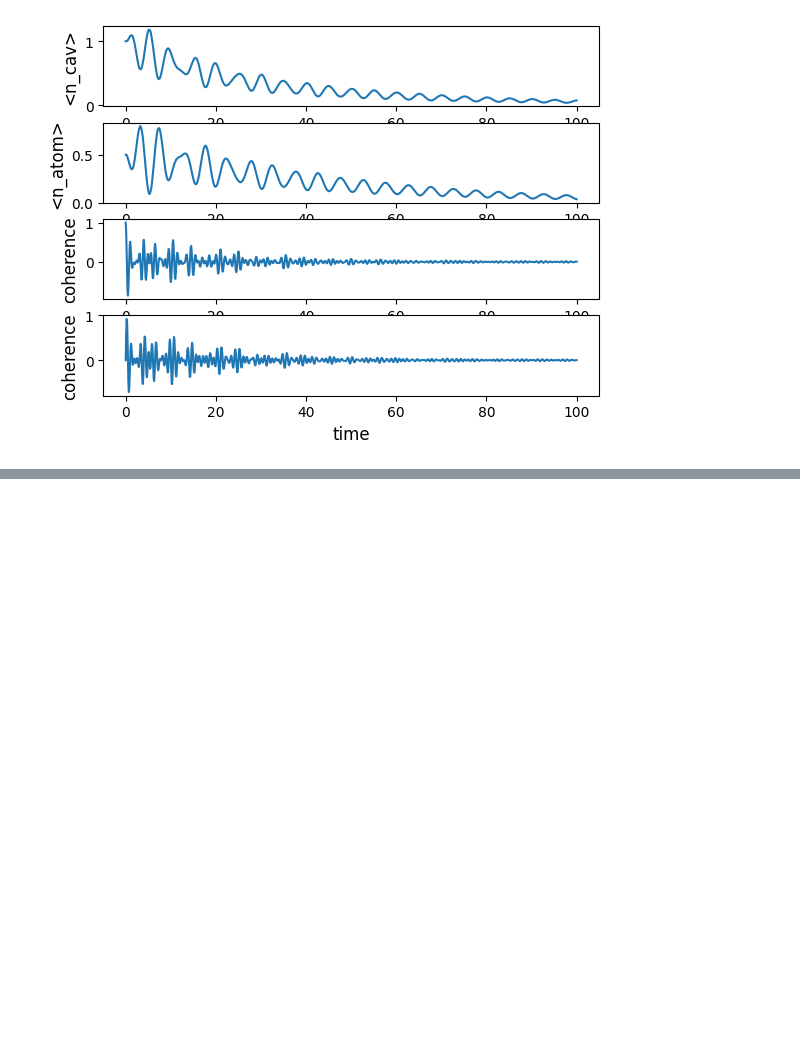
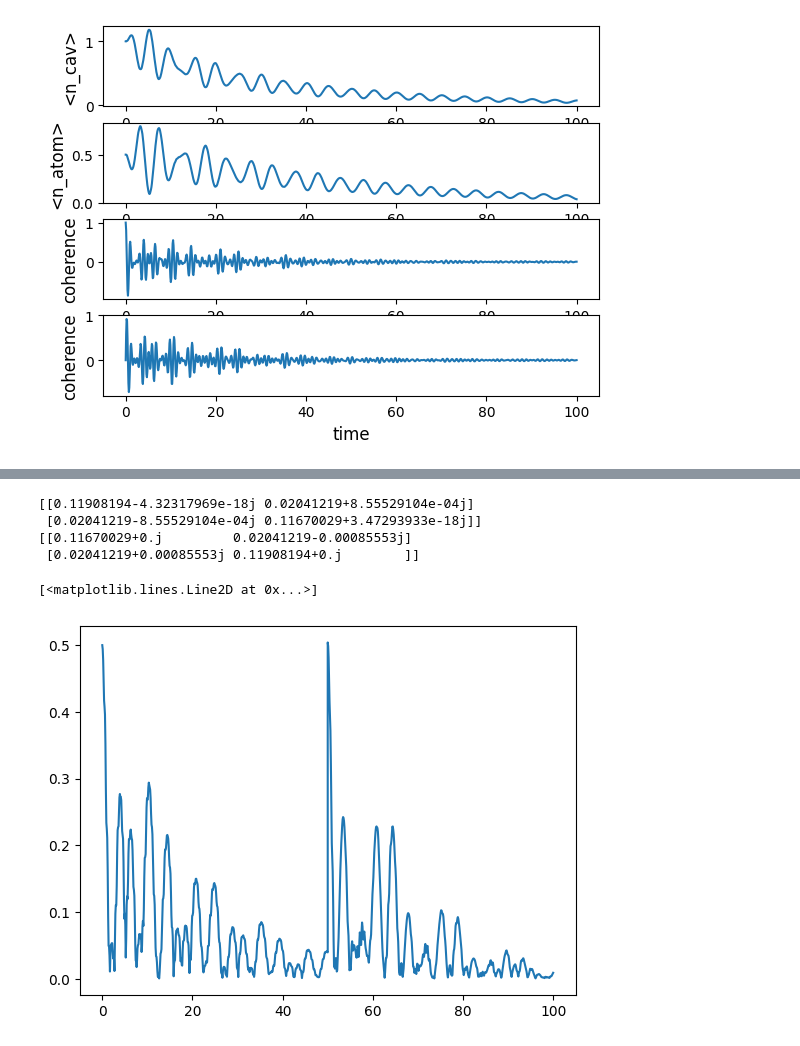
Before and after one commit to sophia13242/Dissipative-Atom-Cavity, a Jupyter notebook: firstIdeas.ipynb, the cells around one changed output, grey strips where cells are left out. Cells and saved outputs as stored; diff of their text form; code cells hidden in the pictures; blank space fills up the shorter version.

```diff
--- a/firstIdeas.ipynb
+++ b/firstIdeas.ipynb
@@ -194,0 +240,52 @@ Off-diagonal elements:
+# %%
+# π-pulse operator on atom: rotation around X
+X_pi = qt.tensor(qt.qeye(N), qt.sigmax())  # Cavity identity ⊗ σx
+
+# Split time into two parts
+times1 = np.linspace(0, 10*np.pi / g, 500)
+times2 =np.linspace(10*np.pi / g, 20 * np.pi / g, 500)
+
+# First evolution
+result1 = qt.mesolve(H, psi_plus, times1, c_ops_deph, e_ops_dec, options={'store_states': True})
+
+
+
+# State at t_pi
+rho_mid = result1.states[-1]
+
+# Example: create a random pure state and convert to density matrix
+psi =rho_mid          # Random ket |ψ⟩ in dimension 4
+rho = psi * psi.dag()         # Density matrix ρ = |ψ⟩⟨ψ|
+rho_atom = qt.ptrace(rho,1)
+
+# Convert the Qobj to a NumPy array
+rho_array = rho_atom.full()
+print(rho_array)
+
+# Apply π pulse
+rho_mid_pulsed = X_pi * psi #rho_mid * X_pi.dag()
+
+# Example: create a random pure state and convert to density matrix
+psi = rho_mid_pulsed          # Random ket |ψ⟩ in dimension 4
+rho = psi * psi.dag()         # Density matrix ρ = |ψ⟩⟨ψ|
+rho_atom = qt.ptrace(rho,1)
+
+# Convert the Qobj to a NumPy array
+rho_array = rho_atom.full()
+print(rho_array)
+
+# Second evolution
+result2 = qt.mesolve(H, rho_mid_pulsed, times2, c_ops_deph, e_ops_dec)
+
+# Combine results
+times_full = np.concatenate([times1, times2])
+result_full = [np.concatenate([result1.expect[i], result2.expect[i]]) for i in range(len(e_ops_dec))]
+
+plt.plot(times_full,abs(result_full[2]))
+# %% [output]
+[[0.11908194-4.32317969e-18j 0.02041219+8.55529104e-04j]
+ [0.02041219-8.55529104e-04j 0.11670029+3.47293933e-18j]]
+[[0.11670029+0.j         0.02041219-0.00085553j]
+ [0.02041219+0.00085553j 0.11908194+0.j        ]]
+[<matplotlib.lines.Line2D at 0x...>]
+[figure, added]
```
Also changed, not shown: parts of 5 cells of this notebook.
